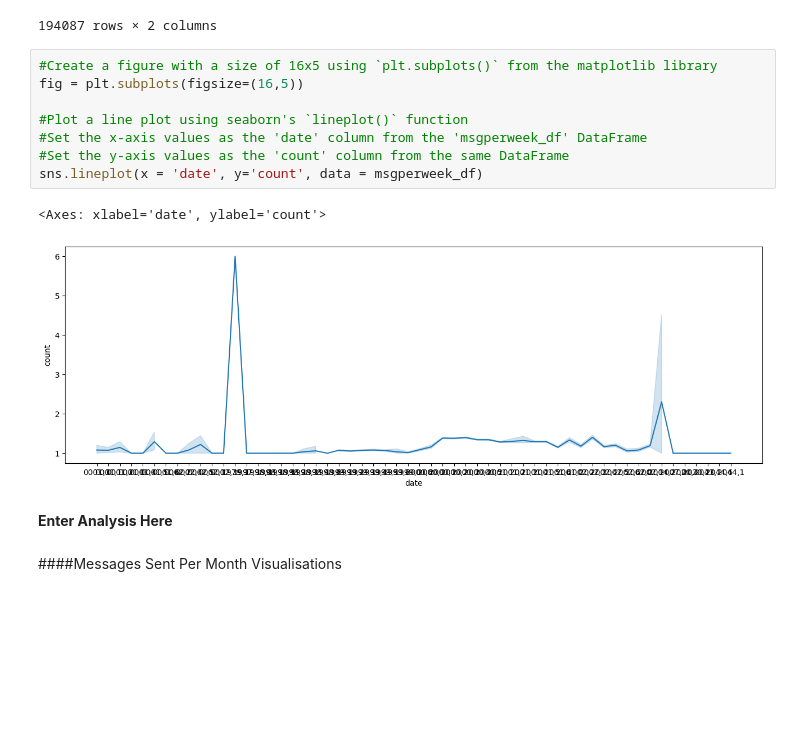
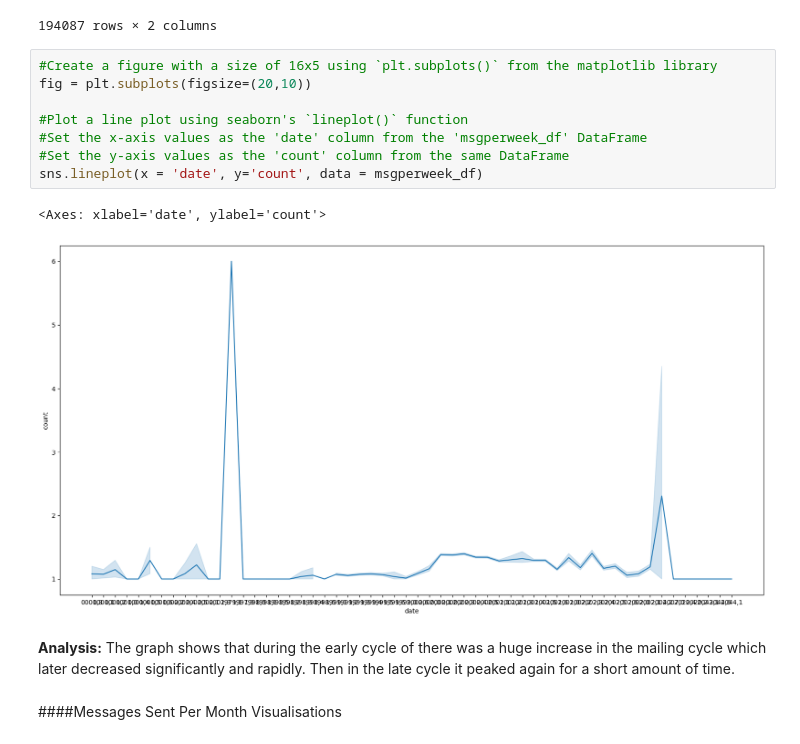
Before and after one commit to chetane/businessreport, a Jupyter notebook: Enron__Data_Business_Report.ipynb, the cells around one changed output. Saved outputs shown, nothing was run; the diff lists cells and outputs as text; blank space fills up the shorter version.

```diff
--- a/Enron__Data_Business_Report.ipynb
+++ b/Enron__Data_Business_Report.ipynb
@@ -324,17 +324,17 @@ msgperweek_df
 194087 rows × 2 columns
 # %%
 #Create a figure with a size of 16x5 using `plt.subplots()` from the matplotlib library
-fig = plt.subplots(figsize=(16,5))
+fig = plt.subplots(figsize=(20,10))
 
 #Plot a line plot using seaborn's `lineplot()` function
 #Set the x-axis values as the 'date' column from the 'msgperweek_df' DataFrame
 #Set the y-axis values as the 'count' column from the same DataFrame
 sns.lineplot(x = 'date', y='count', data = msgperweek_df)
 # %% [output]
 <Axes: xlabel='date', ylabel='count'>
-[figure, old version]
+[figure, new version]
-# %% [markdown]
-**Enter Analysis Here**
+# %% [markdown]
+**Analysis:** The graph shows that during the early cycle of there was a huge increase in the mailing cycle which later decreased significantly and rapidly. Then in the late cycle it peaked again for a short amount of time.
 # %% [markdown]
 ####Messages Sent Per Month Visualisations
 # %%
```
Also changed, not shown: parts of 10 cells of this notebook.
